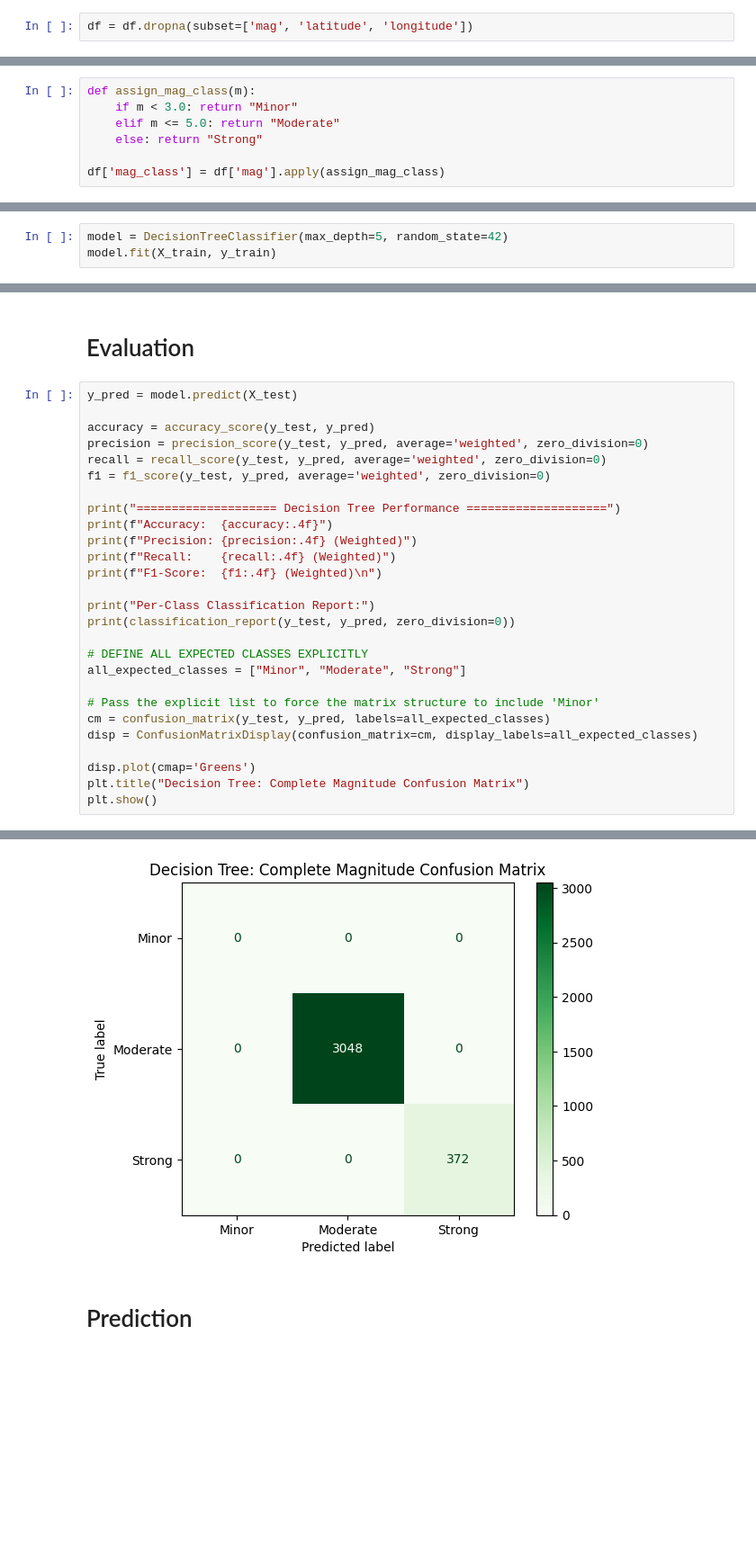
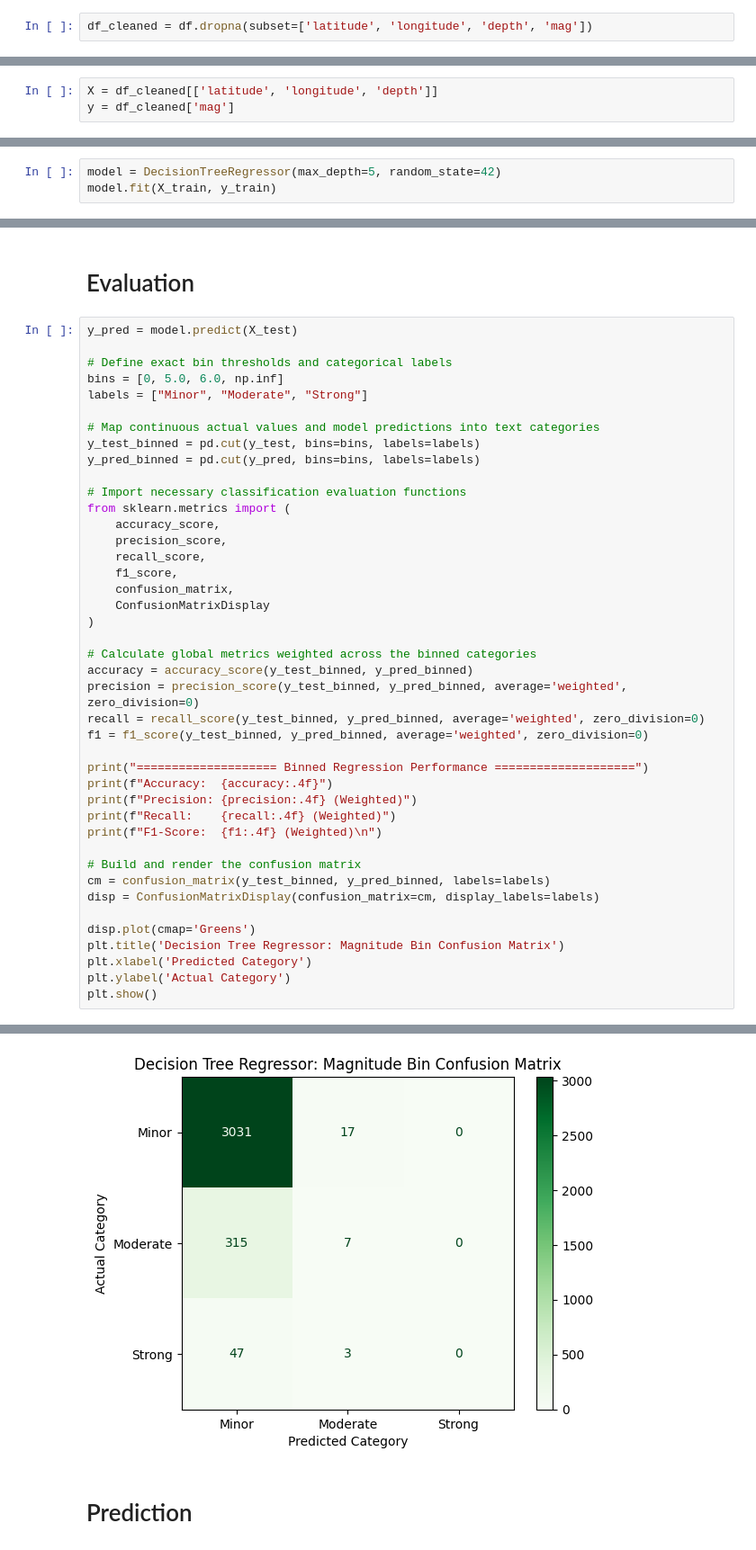
Before and after one commit to PrathamShrestha69/Machine-Learning-Group-Project, a Jupyter notebook: decision-tree.ipynb, the cells around one changed output, grey strips where cells are left out. Shown at 90% size. Drawn from its saved outputs; the diff is of its cells as text; blank space fills up the shorter version.

Commit message:
changes in threshold

```diff
--- a/decision-tree.ipynb
+++ b/decision-tree.ipynb
@@ -22,16 +33,12 @@ df = pd.read_csv('dataset/Earthquake.csv')
 # %% [markdown]
 # Data cleaning
 # %%
-df = df.dropna(subset=['mag', 'latitude', 'longitude'])
+df_cleaned = df.dropna(subset=['latitude', 'longitude', 'depth', 'mag'])
 # %% [markdown]
 # Feature Engineering
 # %%
-def assign_mag_class(m):
-    if m < 3.0: return "Minor"
-    elif m <= 5.0: return "Moderate"
-    else: return "Strong"
-
-df['mag_class'] = df['mag'].apply(assign_mag_class)
+X = df_cleaned[['latitude', 'longitude', 'depth']]
+y = df_cleaned['mag']
 # %% [markdown]
 # Split train and test data
 # %%
@@ -41,6 +46,6 @@ X_train, X_test, y_train, y_test = train_test_split(X, y, test_size=0.2, random_
 # %% [markdown]
 # Model Training
 # %%
-model = DecisionTreeClassifier(max_depth=5, random_state=42)
+model = DecisionTreeRegressor(max_depth=5, random_state=42)
 model.fit(X_train, y_train)
 # %% [output]
@@ -50,28 +55,43 @@ DecisionTreeClassifier(max_depth=5, random_state=42)
 # %%
 y_pred = model.predict(X_test)
 
-accuracy = accuracy_score(y_test, y_pred)
-precision = precision_score(y_test, y_pred, average='weighted', zero_division=0)
-recall = recall_score(y_test, y_pred, average='weighted', zero_division=0)
-f1 = f1_score(y_test, y_pred, average='weighted', zero_division=0)
+# Define exact bin thresholds and categorical labels
+bins = [0, 5.0, 6.0, np.inf]
+labels = ["Minor", "Moderate", "Strong"]
 
-print("==================== Decision Tree Performance ====================")
+# Map continuous actual values and model predictions into text categories
+y_test_binned = pd.cut(y_test, bins=bins, labels=labels)
+y_pred_binned = pd.cut(y_pred, bins=bins, labels=labels)
+
+# Import necessary classification evaluation functions
+from sklearn.metrics import (
+    accuracy_score,
+    precision_score,
+    recall_score,
+    f1_score,
+    confusion_matrix,
+    ConfusionMatrixDisplay
+)
+
+# Calculate global metrics weighted across the binned categories
+accuracy = accuracy_score(y_test_binned, y_pred_binned)
+precision = precision_score(y_test_binned, y_pred_binned, average='weighted', zero_division=0)
+recall = recall_score(y_test_binned, y_pred_binned, average='weighted', zero_division=0)
+f1 = f1_score(y_test_binned, y_pred_binned, average='weighted', zero_division=0)
+
+print("==================== Binned Regression Performance ====================")
 print(f"Accuracy:  {accuracy:.4f}")
 print(f"Precision: {precision:.4f} (Weighted)")
 print(f"Recall:    {recall:.4f} (Weighted)")
 print(f"F1-Score:  {f1:.4f} (Weighted)\n")
 
-print("Per-Class Classification Report:")
-print(classification_report(y_test, y_pred, zero_division=0))
-
-# DEFINE ALL EXPECTED CLASSES EXPLICITLY
-all_expected_classes = ["Minor", "Moderate", "Strong"]
-
-# Pass the explicit list to force the matrix structure to include 'Minor'
-cm = confusion_matrix(y_test, y_pred, labels=all_expected_classes)
-disp = ConfusionMatrixDisplay(confusion_matrix=cm, display_labels=all_expected_classes)
+# Build and render the confusion matrix
+cm = confusion_matrix(y_test_binned, y_pred_binned, labels=labels)
+disp = ConfusionMatrixDisplay(confusion_matrix=cm, display_labels=labels)
 
 disp.plot(cmap='Greens')
-plt.title("Decision Tree: Complete Magnitude Confusion Matrix")
+plt.title('Decision Tree Regressor: Magnitude Bin Confusion Matrix')
+plt.xlabel('Predicted Category')
+plt.ylabel('Actual Category')
 plt.show()
 # %% [output]
@@ -93,4 +103,4 @@ weighted avg       1.00      1.00      1.00      3420
-[figure, old version]
+[figure, new version]
 # %% [markdown]
 # Prediction
 # %%
```
Also changed, not shown: parts of 6 cells of this notebook, 1 other file.
